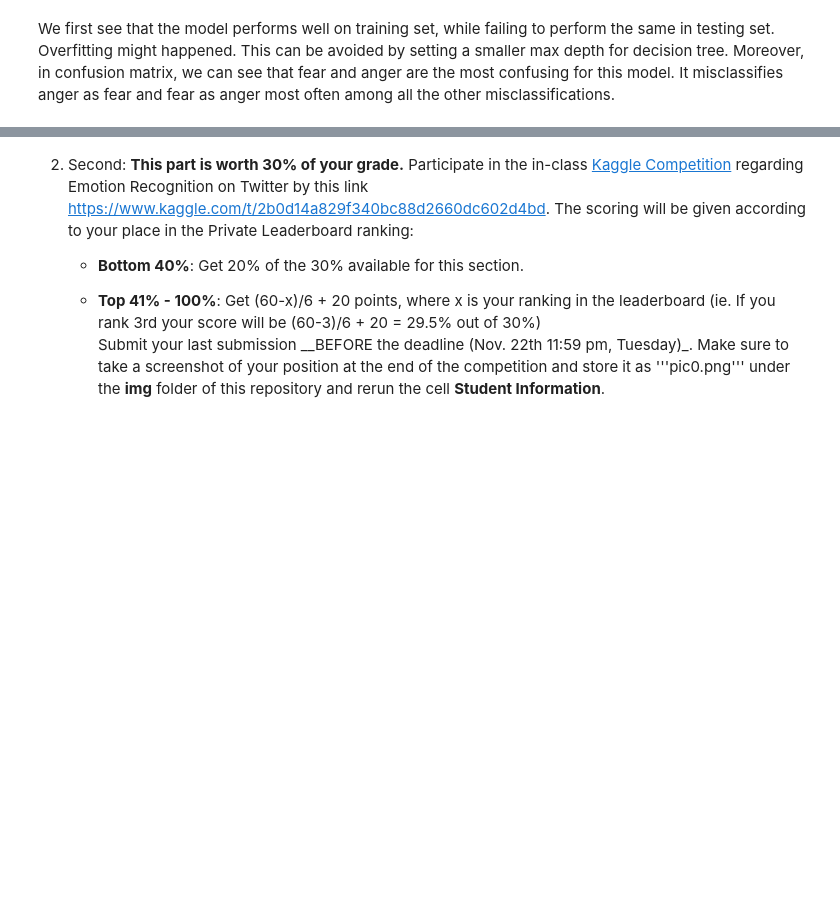
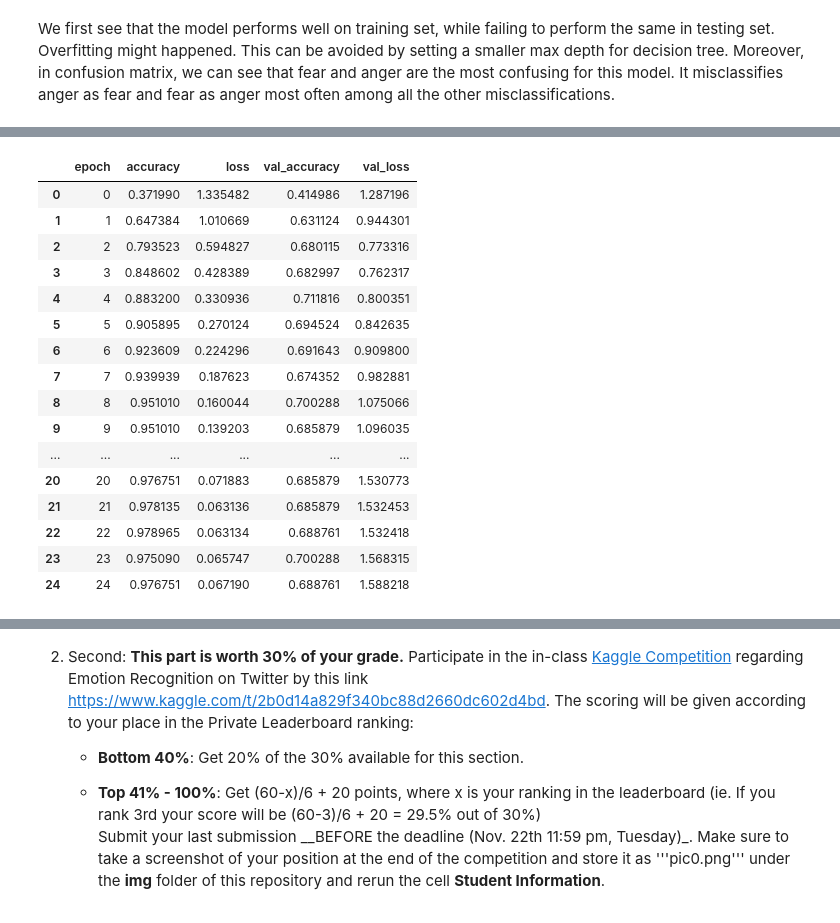
Before and after one commit to Victoria-Wei/DM2022-Lab2-Homework, a Jupyter notebook: DM2021-Lab2-Homework.ipynb, the cells around one changed output, grey strips where cells are left out. Drawn from its saved outputs; the diff is of its cells as text; code cells hidden in the pictures; blank space fills up the shorter version.

```diff
--- a/DM2021-Lab2-Homework.ipynb
+++ b/DM2021-Lab2-Homework.ipynb
@@ -220,0 +417,22 @@ We first see that the model performs well on training set, while failing to perf
+# %%
+training_log = pd.DataFrame()
+training_log = pd.read_csv("logs/training_log.csv")
+training_log
+# %% [output]
+|  | epoch | accuracy | loss | val_accuracy | val_loss |
+| 0 | 0 | 0.371990 | 1.335482 | 0.414986 | 1.287196 |
+| 1 | 1 | 0.647384 | 1.010669 | 0.631124 | 0.944301 |
+| 2 | 2 | 0.793523 | 0.594827 | 0.680115 | 0.773316 |
+| 3 | 3 | 0.848602 | 0.428389 | 0.682997 | 0.762317 |
+| 4 | 4 | 0.883200 | 0.330936 | 0.711816 | 0.800351 |
+| 5 | 5 | 0.905895 | 0.270124 | 0.694524 | 0.842635 |
+| 6 | 6 | 0.923609 | 0.224296 | 0.691643 | 0.909800 |
+| 7 | 7 | 0.939939 | 0.187623 | 0.674352 | 0.982881 |
+| 8 | 8 | 0.951010 | 0.160044 | 0.700288 | 1.075066 |
+| 9 | 9 | 0.951010 | 0.139203 | 0.685879 | 1.096035 |
+| ... | ... | ... | ... | ... | ... |
+| 20 | 20 | 0.976751 | 0.071883 | 0.685879 | 1.530773 |
+| 21 | 21 | 0.978135 | 0.063136 | 0.685879 | 1.532453 |
+| 22 | 22 | 0.978965 | 0.063134 | 0.688761 | 1.532418 |
+| 23 | 23 | 0.975090 | 0.065747 | 0.700288 | 1.568315 |
+| 24 | 24 | 0.976751 | 0.067190 | 0.688761 | 1.588218 |
```
Also changed, not shown: parts of 16 cells of this notebook.
